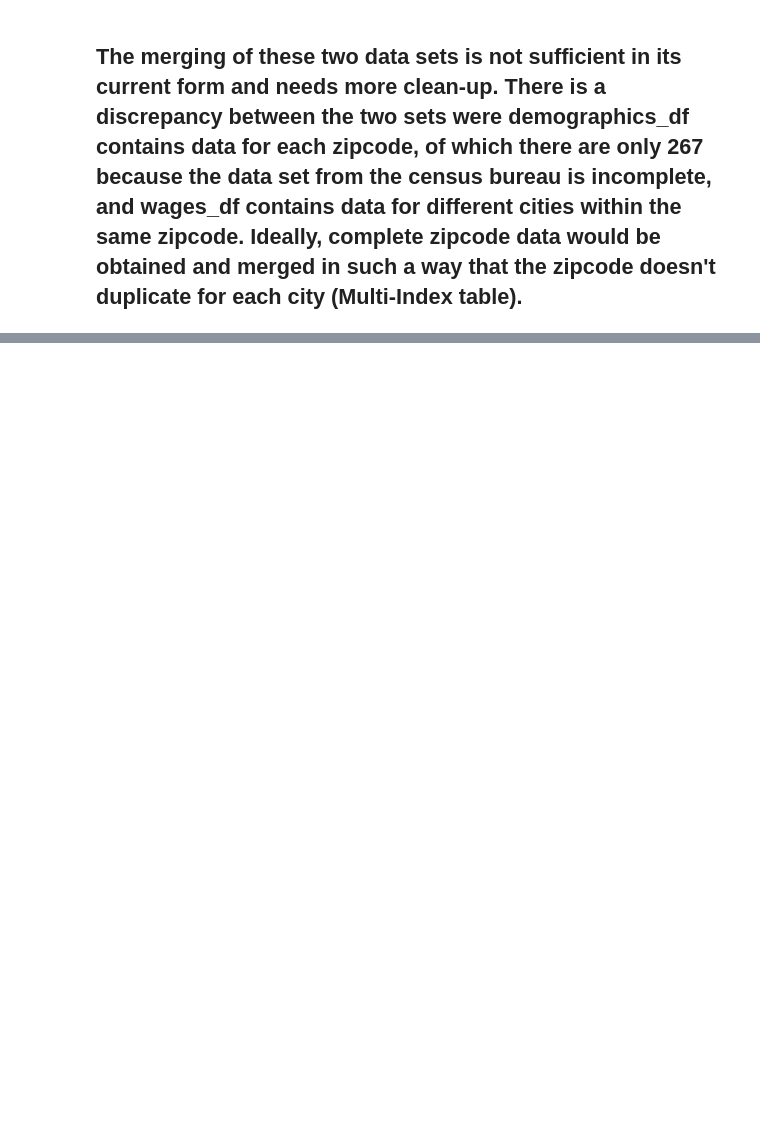
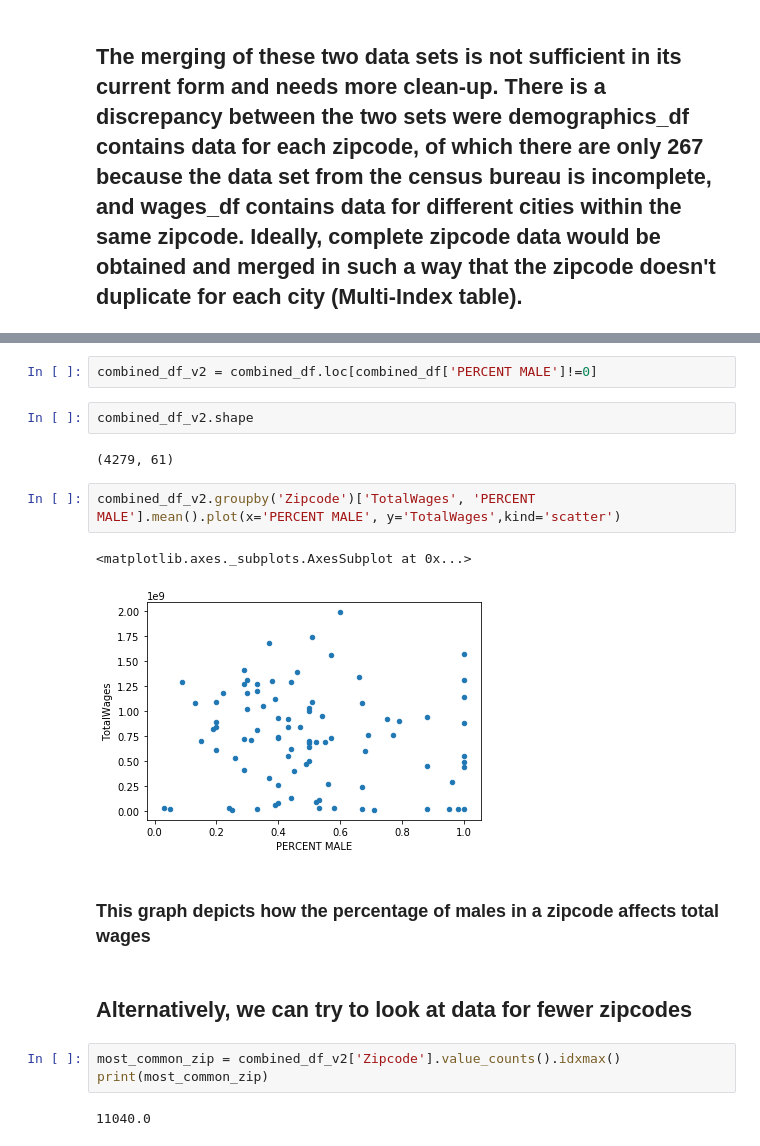
Before and after one commit to bisheranadani/EECS731-Census-Data, a Jupyter notebook: Project 1.ipynb, the cells around one changed output, grey strips where cells are left out. Drawn from its saved outputs; the diff is of its cells as text; blank space fills up the shorter version.

```diff
--- a/Project 1.ipynb
+++ b/Project 1.ipynb
@@ -86,0 +101,20 @@ combined_df.groupby('Zipcode')['COUNT FEMALE'].plot(kind='hist')
+# %%
+combined_df_v2 = combined_df.loc[combined_df['PERCENT MALE']!=0]
+# %%
+combined_df_v2.shape
+# %% [output]
+(4279, 61)
+# %%
+combined_df_v2.groupby('Zipcode')['TotalWages', 'PERCENT MALE'].mean().plot(x='PERCENT MALE', y='TotalWages',kind='scatter')
+# %% [output]
+<matplotlib.axes._subplots.AxesSubplot at 0x...>
+[figure, added]
+# %% [markdown]
+### This graph depicts how the percentage of males in a zipcode affects total wages
+# %% [markdown]
+## Alternatively, we can try to look at data for fewer zipcodes
+# %%
+most_common_zip = combined_df_v2['Zipcode'].value_counts().idxmax()
+print(most_common_zip)
+# %% [output]
+11040.0
```
Also changed, not shown: parts of 12 cells of this notebook.
